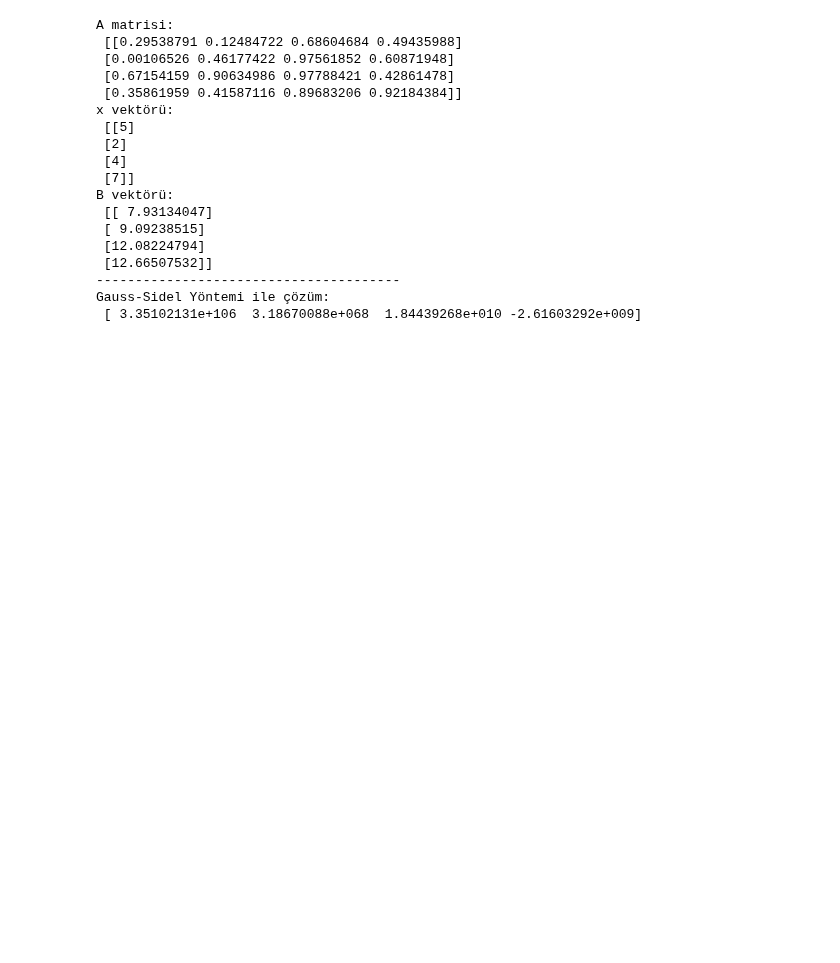
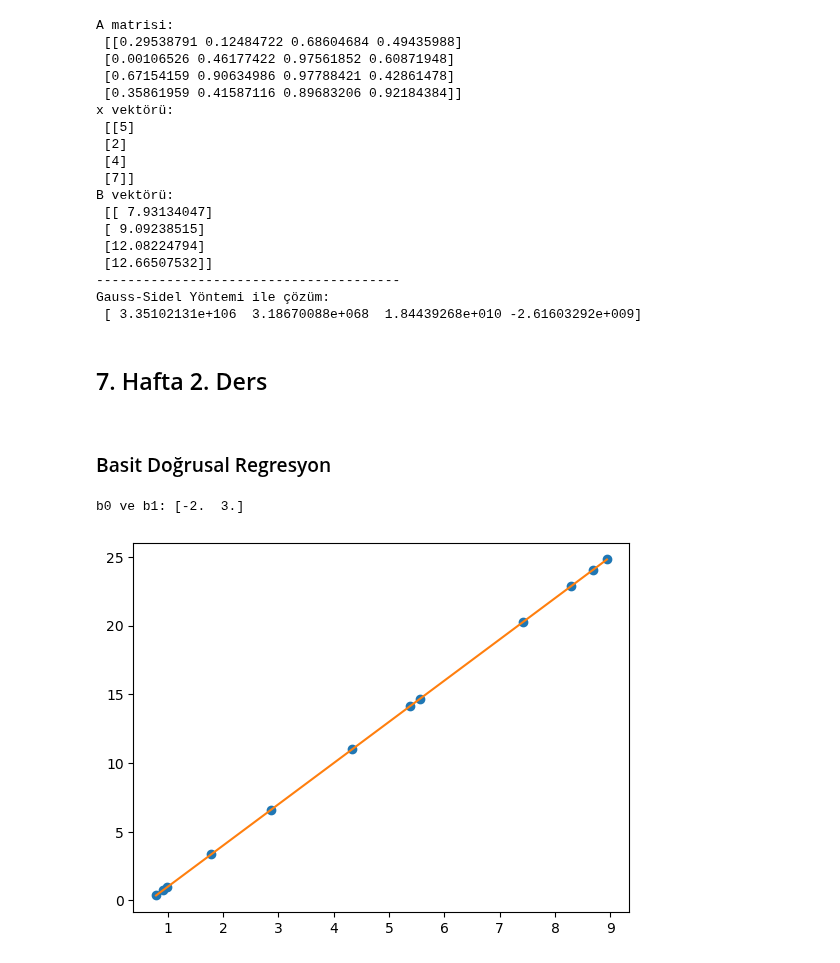
Before and after one commit to ZiyaKolcu/Sayisal-Cozumleme-Jupyter-Notebook, a Jupyter notebook: sayisal_cozumleme.ipynb, the cells around one changed output. Saved outputs shown, nothing was run; the diff lists cells and outputs as text; code cells hidden in the pictures; blank space fills up the shorter version.

Commit message:
added 7.hafta 2.ders

```diff
--- a/sayisal_cozumleme.ipynb
+++ b/sayisal_cozumleme.ipynb
@@ -1248,3 +1251,44 @@ B vektörü:
 ---------------------------------------
 Gauss-Sidel Yöntemi ile çözüm:
  [ 3.35102131e+106  3.18670088e+068  1.84439268e+010 -2.61603292e+009]
+# %% [markdown]
+<div id="7.2">
+<h2>7. Hafta 2. Ders</h2>
+</div>
+# %% [markdown]
+### Basit Doğrusal Regresyon
+# %%
+import matplotlib.pyplot as plt
+
+def basit_doğrusal_regresyon(x, y):
+    n = x.size
+    b = np.zeros(2)
+    X = np.zeros((2, 2))
+    yX = np.zeros(2)
+
+    for i in range(2):
+        for j in range(2):
+            for k in range(n):
+                X[i, j] += x[k] ** (i + j)
+        for k in range(n):
+            yX[i] += y[k] * x[k] ** i
+
+    b = solve_with_gauss_jordan(X, yX)
+    return b
+
+
+x = np.sort(np.random.uniform(0, 10, size=12))
+y = 3 * x - 2
+
+plt.figure()
+plt.plot(x , y, 'o')
+
+b = basit_doğrusal_regresyon(x, y)
+print("b0 ve b1:", b)
+
+yy = b[0] + b[1] * x
+plt.plot(x , yy)
+plt.show()
+# %% [output]
+b0 ve b1: [-2.  3.]
+[figure, added]
```
Also changed, not shown: parts of 3 cells of this notebook.
